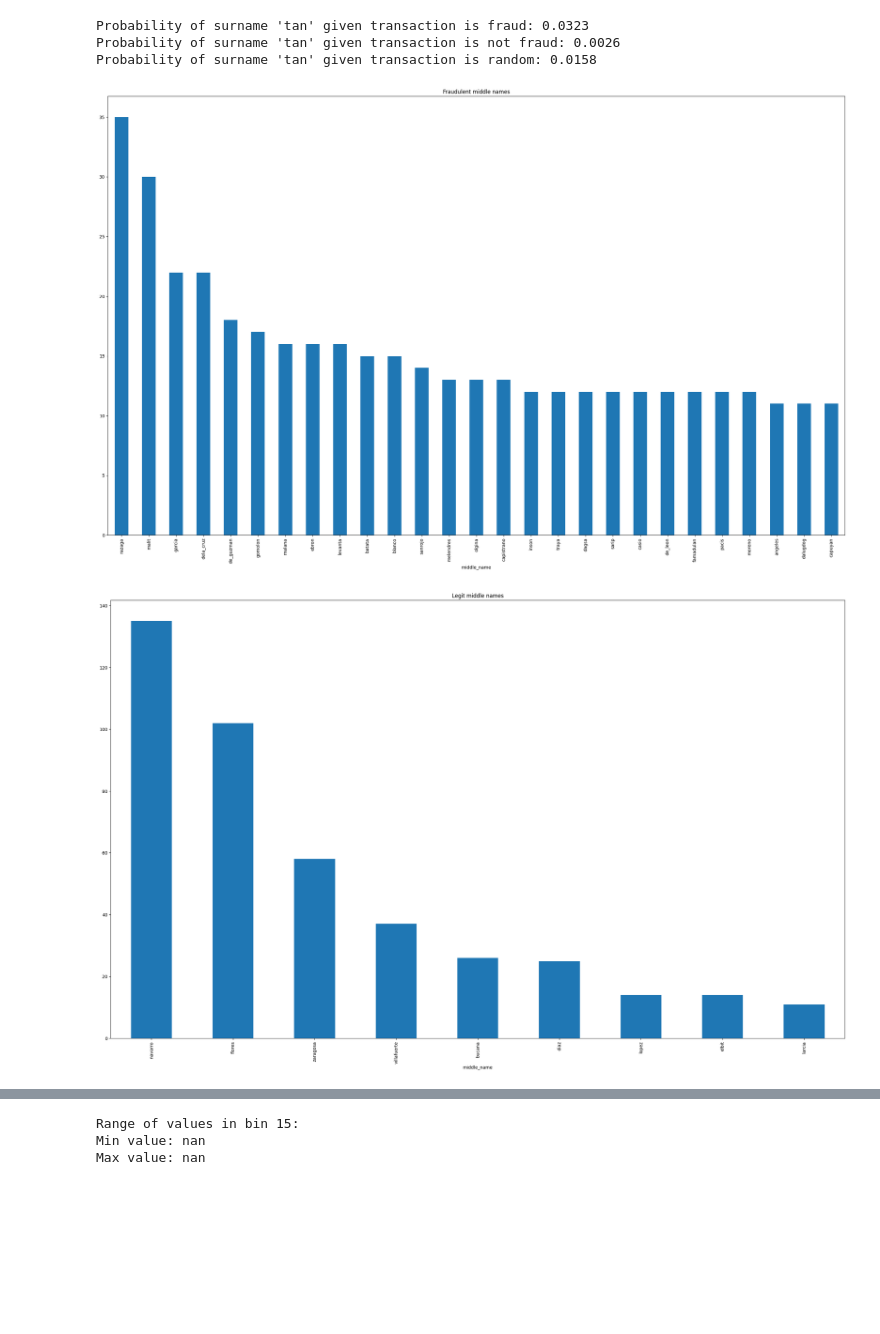
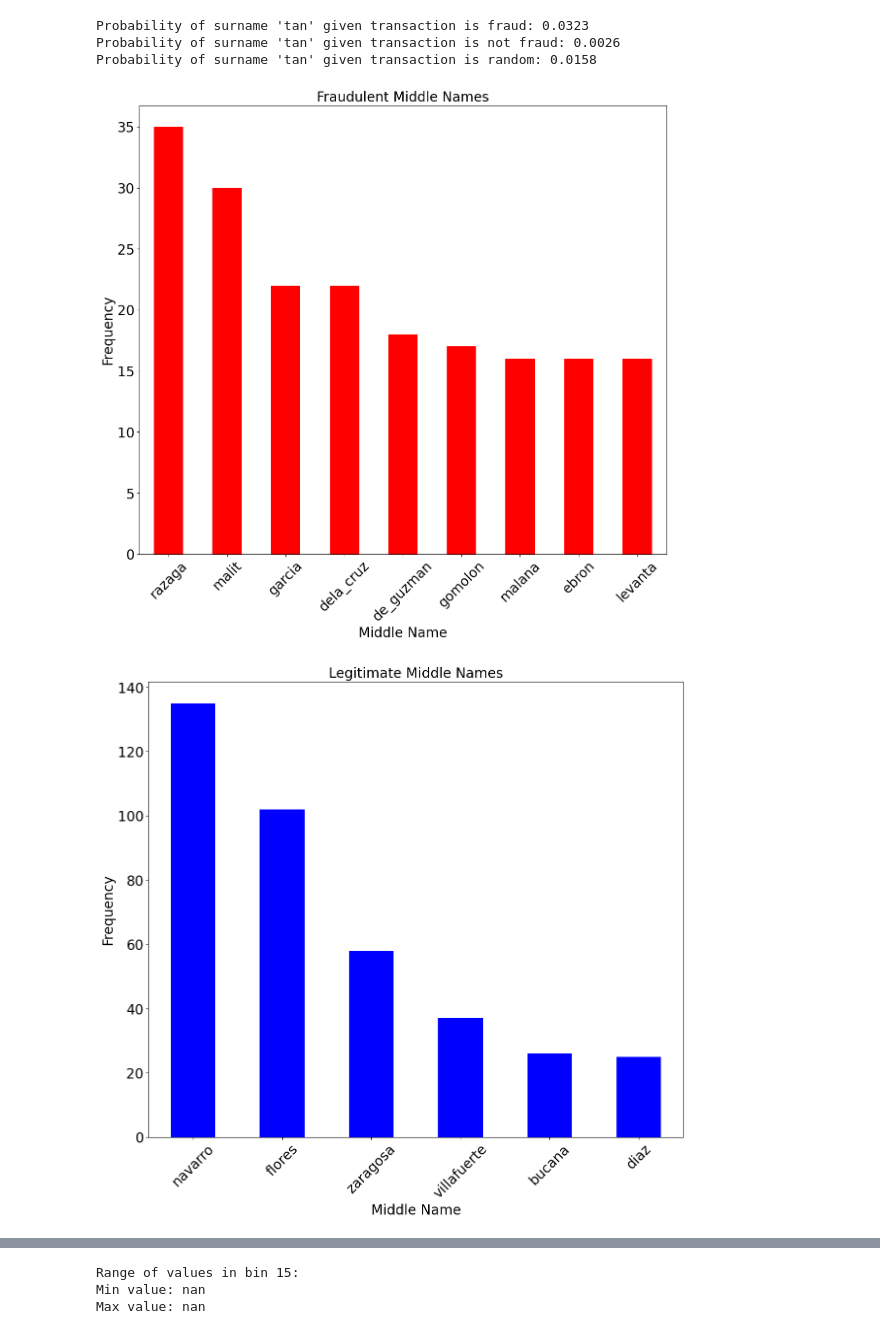
Before and after one commit to shikivaahan/graph-analysis, a Jupyter notebook: EDA.ipynb, the cells around one changed output, grey strips where cells are left out. Saved outputs shown, nothing was run; the diff lists cells and outputs as text; code cells hidden in the pictures; blank space fills up the shorter version.

```diff
--- a/EDA.ipynb
+++ b/EDA.ipynb
@@ -132,17 +144,29 @@ Probability of surname 'tan' given transaction is not fraud: 0.0026
 Probability of surname 'tan' given transaction is random: 0.0158
 # %%
 # Plot the number of fraudulent transactions per middle name
-plt.figure(figsize=(30, 18))
-fraud['middle_name'].value_counts().loc[lambda x: x > 10].plot(kind='bar', title='Fraudulent middle names')
+
+plt.figure(figsize=(14, 12))
+fraud['middle_name'].value_counts().loc[lambda x: x > 15].plot(kind='bar', title='Fraudulent Middle Names', color='red')
+plt.xticks(rotation=45, fontsize=20)
+plt.yticks(fontsize=20)
+plt.ylabel('Frequency', fontsize=20)
+plt.xlabel('Middle Name', fontsize=20)
+plt.title('Fraudulent Middle Names', fontsize=20)
 plt.show()
 # %% [output]
-[figure, old version]
+[figure, new version]
 # %%
 # Plot the number of legit transactions per middle name
-plt.figure(figsize=(30, 18))
-not_fraud['middle_name'].value_counts().loc[lambda x: x > 10].plot(kind='bar', title='Legit middle names')
+
+plt.figure(figsize=(14, 12))
+not_fraud['middle_name'].value_counts().loc[lambda x: x > 15].plot(kind='bar', title='Legitimate Middle Names', color='blue')
+plt.xticks(rotation=45, fontsize=20)
+plt.yticks(fontsize=20)
+plt.ylabel('Frequency', fontsize=20)
+plt.xlabel('Middle Name', fontsize=20)
+plt.title('Legitimate Middle Names', fontsize=20)
 plt.show()
 # %% [output]
-[figure, old version]
+[figure, new version]
 # %%
 # Plot the number of fraudulent transactions per business_id
```
Also changed, not shown: parts of 8 cells of this notebook.
